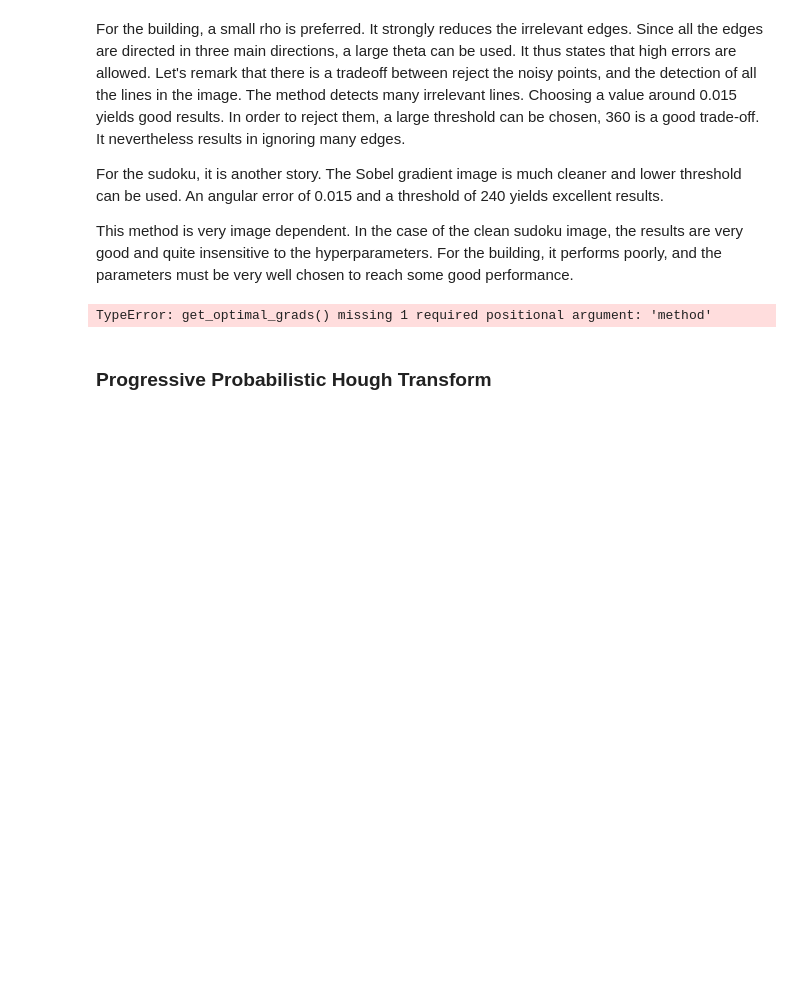
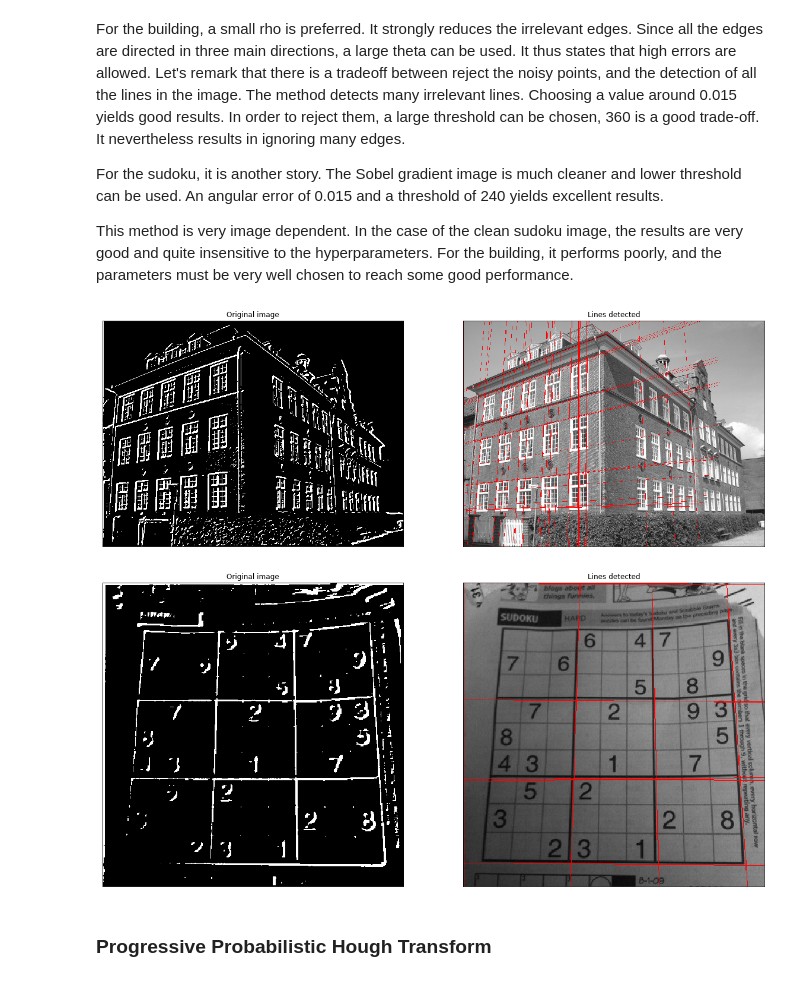
Before and after one commit to hokolomopo/Edge-and-Ellipse-detection, a Jupyter notebook: Report.ipynb, the cells around one changed output. Saved outputs shown, nothing was run; the diff lists cells and outputs as text; code cells hidden in the pictures; blank space fills up the shorter version.

```diff
--- a/Report.ipynb
+++ b/Report.ipynb
@@ -250,14 +307,15 @@ This method is very image dependent. In the case of the clean sudoku image, the
 # %%
 img_0 = load_gray_img("img/building.png")
 img_1 = load_gray_img("img/sudoku.png")
 
-edge_img_0 = get_optimal_grads("building", "Sobel")
-edge_img_1 = get_optimal_grads("sudoku", "Sobel")
+edge_img_0 = get_optimal_grads("building", "building", "Sobel")
+edge_img_1 = get_optimal_grads("sudoku", "building", "Sobel")
 
 hough_determinist_print(edge_img_0, img_0, 1, 0.015, 360)
 hough_determinist_print(edge_img_1, img_1, 1, 0.015, 240)
 # %% [output]
-TypeError: get_optimal_grads() missing 1 required positional argument: 'method'
+[figure, added]
+[figure, added]
 # %% [markdown]
 ### Progressive Probabilistic Hough Transform
 # %%
```
Also changed, not shown: parts of 8 cells of this notebook, 2 other files.
